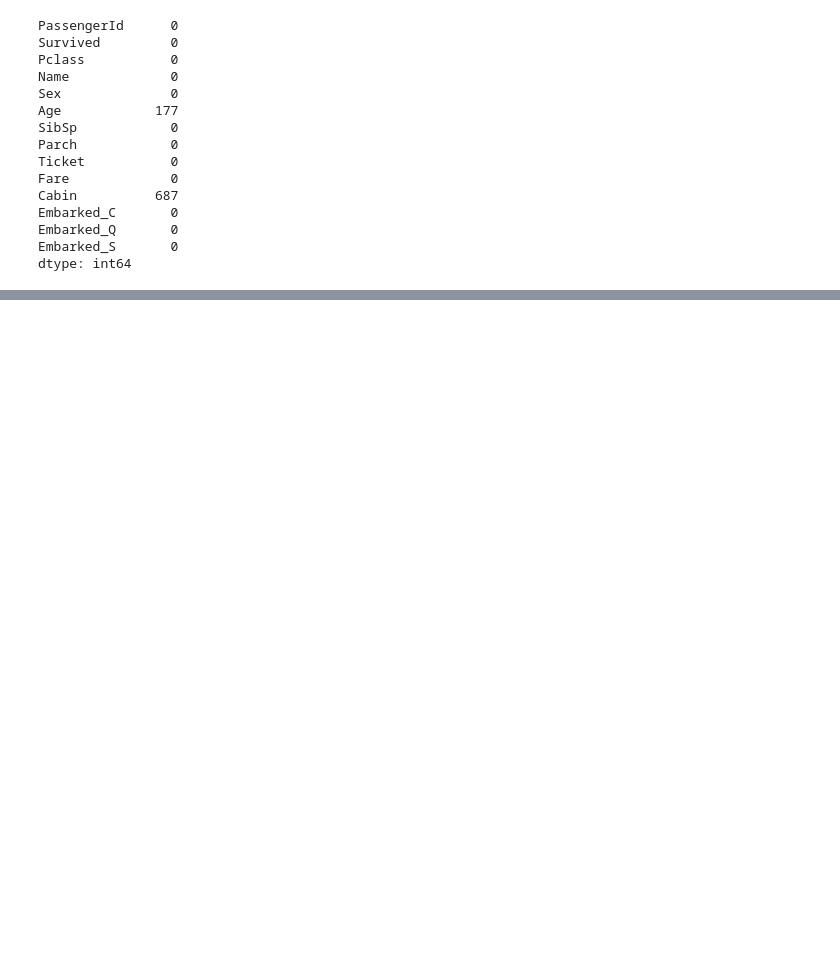
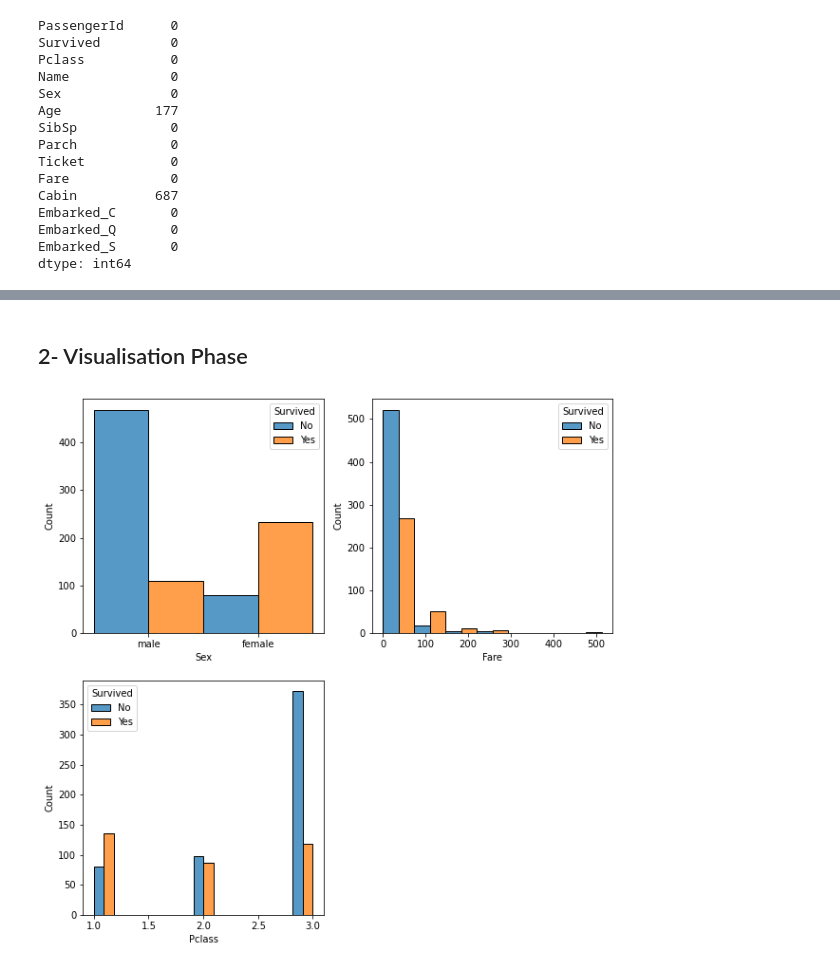
Before and after one commit to ziadhegazi/Intro-to-Artifictial-Intelligence, a Jupyter notebook: Data Visualisation/DV Checkpoint.ipynb, the cells around one changed output, grey strips where cells are left out. Drawn from its saved outputs; the diff is of its cells as text; code cells hidden in the pictures; blank space fills up the shorter version.

```diff
--- a/Data Visualisation/DV Checkpoint.ipynb
+++ b/Data Visualisation/DV Checkpoint.ipynb
@@ -118,0 +122,15 @@ new_data.head()
+# %% [markdown]
+## 2- Visualisation Phase
+# %%
+# ["Sex", "Fare", "Pclass", "Embarked_C", "Embarked_Q", "Embarked_S"]
+
+mp.pyplot.subplots(figsize=(10, 10))
+mp.pyplot.subplot(2, 2, 1)
+sb.histplot(data = data, x = "Sex", hue = "Survived", multiple="dodge")
+mp.pyplot.subplot(2, 2, 2)
+sb.histplot(data = data, x = "Fare", hue = "Survived", multiple="dodge", bins = 7)
+mp.pyplot.subplot(2, 2, 3)
+sb.histplot(data = data, x = "Pclass", hue = "Survived", multiple="dodge")
+mp.pyplot.show()
+# %% [output]
+[figure, added]
```
Also changed, not shown: parts of 15 cells of this notebook, 1 other file.
